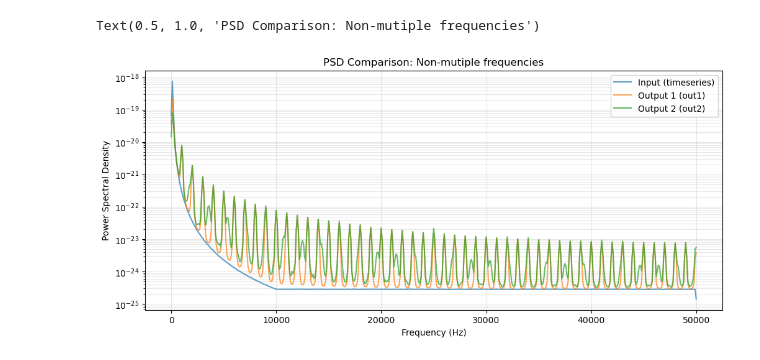
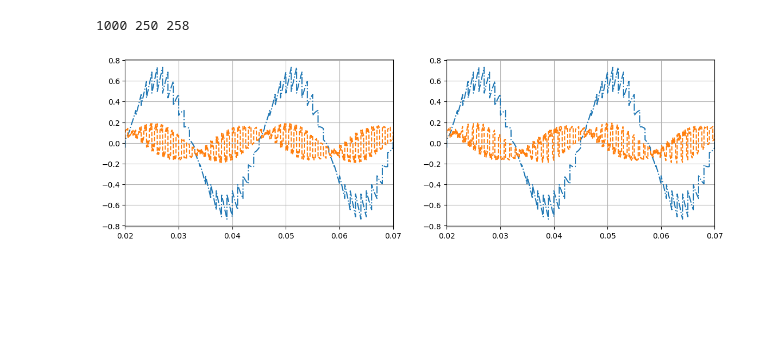
Before and after one commit to ArcetriAdaptiveOptics/ekarus, a Jupyter notebook: ekarus/notebooks/carolineEffect.ipynb, the cells around one changed output. Drawn from its saved outputs; the diff is of its cells as text; code cells hidden in the pictures; blank space fills up the shorter version.

```diff
--- a/ekarus/notebooks/carolineEffect.ipynb
+++ b/ekarus/notebooks/carolineEffect.ipynb
@@ -192,20 +167,0 @@ plt.grid()
-# %%
-
-# Use Welch's method for more stable PSD estimates
-f_welch, psd0 = signal.welch(timeseries, fs=1/dt, nperseg=1000)
-f_welch, psd1 = signal.welch(out1, fs=1/dt, nperseg=1000)
-f_welch, psd2 = signal.welch(out3, fs=1/dt, nperseg=1000)
-
-# Plot PSDs
-plt.figure(figsize=(12, 5))
-plt.semilogy(f_welch, psd0, label='Input (timeseries)', alpha=0.7)
-plt.semilogy(f_welch, psd1, label='Output 1 (out1)', alpha=0.7)
-plt.semilogy(f_welch, psd2, label='Output 2 (out2)', alpha=0.7)
-plt.xlabel('Frequency (Hz)')
-plt.ylabel('Power Spectral Density')
-plt.legend()
-plt.grid(which='both', alpha=0.3)
-plt.title('PSD Comparison: Non-mutiple frequencies')
-# %% [output]
-Text(0.5, 1.0, 'PSD Comparison: Non-mutiple frequencies')
-[figure, removed]
@@ -211,0 +184,54 @@ Text(0.5, 1.0, 'PSD Comparison: Non-mutiple frequencies')
+# %%
+def single_integrator(timeseries,f_ratio,gain:float=0.4,delay:int=2):
+    N = len(timeseries)
+    out = timeseries.copy()
+    cmd = np.zeros_like(timeseries)
+    delay_steps = int(delay/f_ratio)
+    for j in range(N):
+        out[j] -= gain*cmd[j-delay_steps]
+        if j%int(1/f_ratio) == 0:
+            cmd[j] = timeseries[j].copy()
+        else:
+            cmd[j] = cmd[j-1].copy()
+    return out, cmd
+# %%
+# sinusoid sampled at 100 kHz
+fs = 1e+6
+freq_in = 40
+amp = 1
+tend = 0.2
+
+tvec = np.linspace(0,tend,int(fs*tend))
+sinus = np.sin(2*np.pi*freq_in*tvec)*amp
+
+# First integrator: 1 kHz
+f1 = 1e+3
+out1,cmd1 = single_integrator(sinus, f1/fs, gain=1.0, delay=2)
+
+# Second integrator: 4 kHz
+f2 = 4e+3
+out2,cmd2 = single_integrator(out1, f2/fs, gain=1.0, delay=2)
+
+# Second integrator: 3867 Hz
+f2bis = 3867
+out2bis,cmd2bis = single_integrator(out1, f2bis/fs, gain=1.0, delay=2)
+
+print(int(fs/f1),int(fs/f2),int(fs/f2bis))
+
+
+plt.figure(figsize=(14,4))
+plt.subplot(1,2,1)
+# plt.plot(tvec,cmd1)
+plt.plot(tvec,out1,'-.')
+plt.plot(tvec,out2,'--')
+plt.xlim([0.02,0.02+2/freq_in])
+plt.grid()
+plt.subplot(1,2,2)
+# plt.plot(tvec,sinus)
+plt.plot(tvec,out1,'-.')
+plt.plot(tvec,out2bis,'--')
+plt.xlim([0.02,0.02+2/freq_in])
+plt.grid()
+# %% [output]
+1000 250 258
+[figure, added]
```
Also changed, not shown: parts of 9 cells of this notebook, 6 other files.
